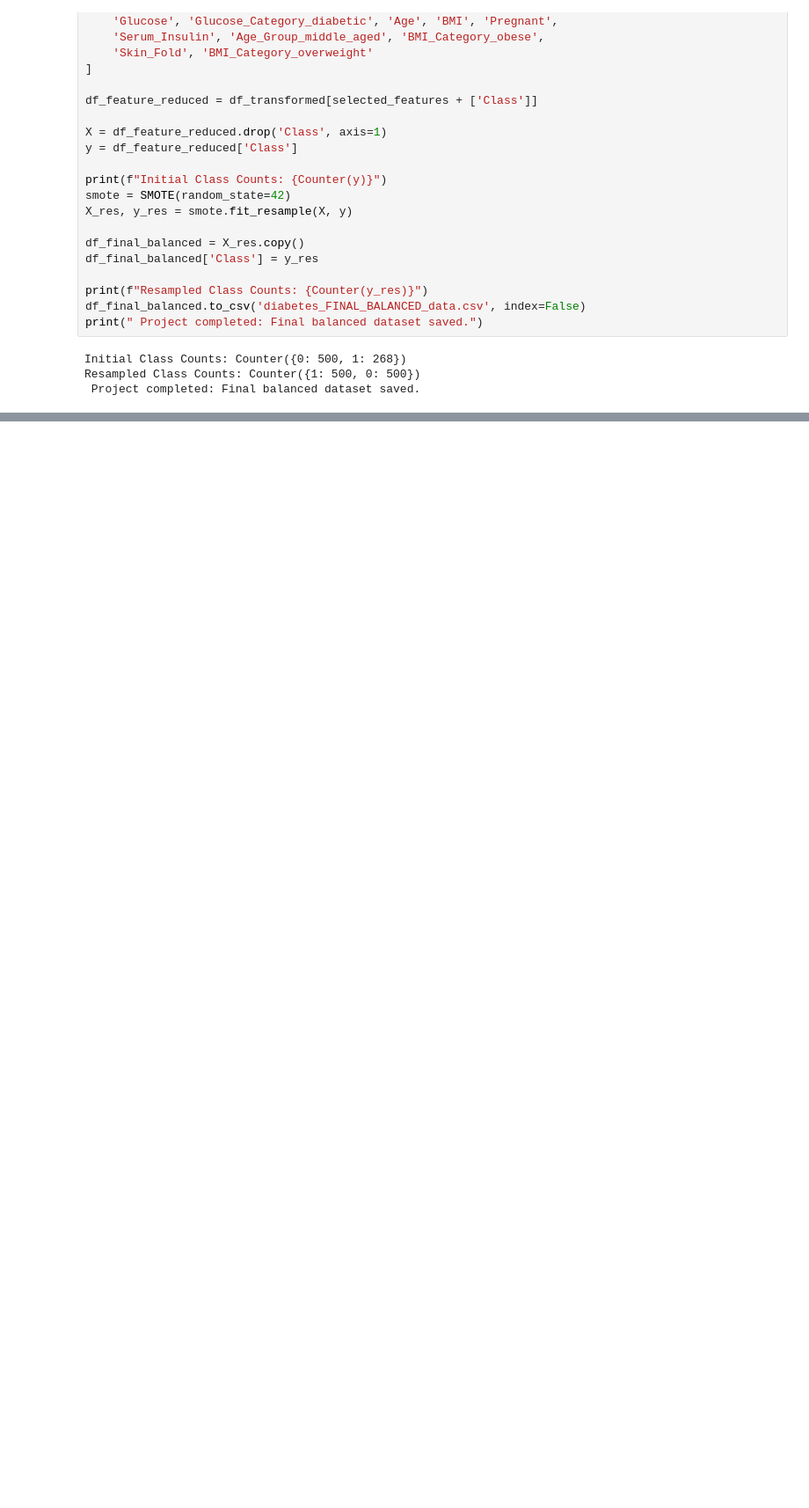
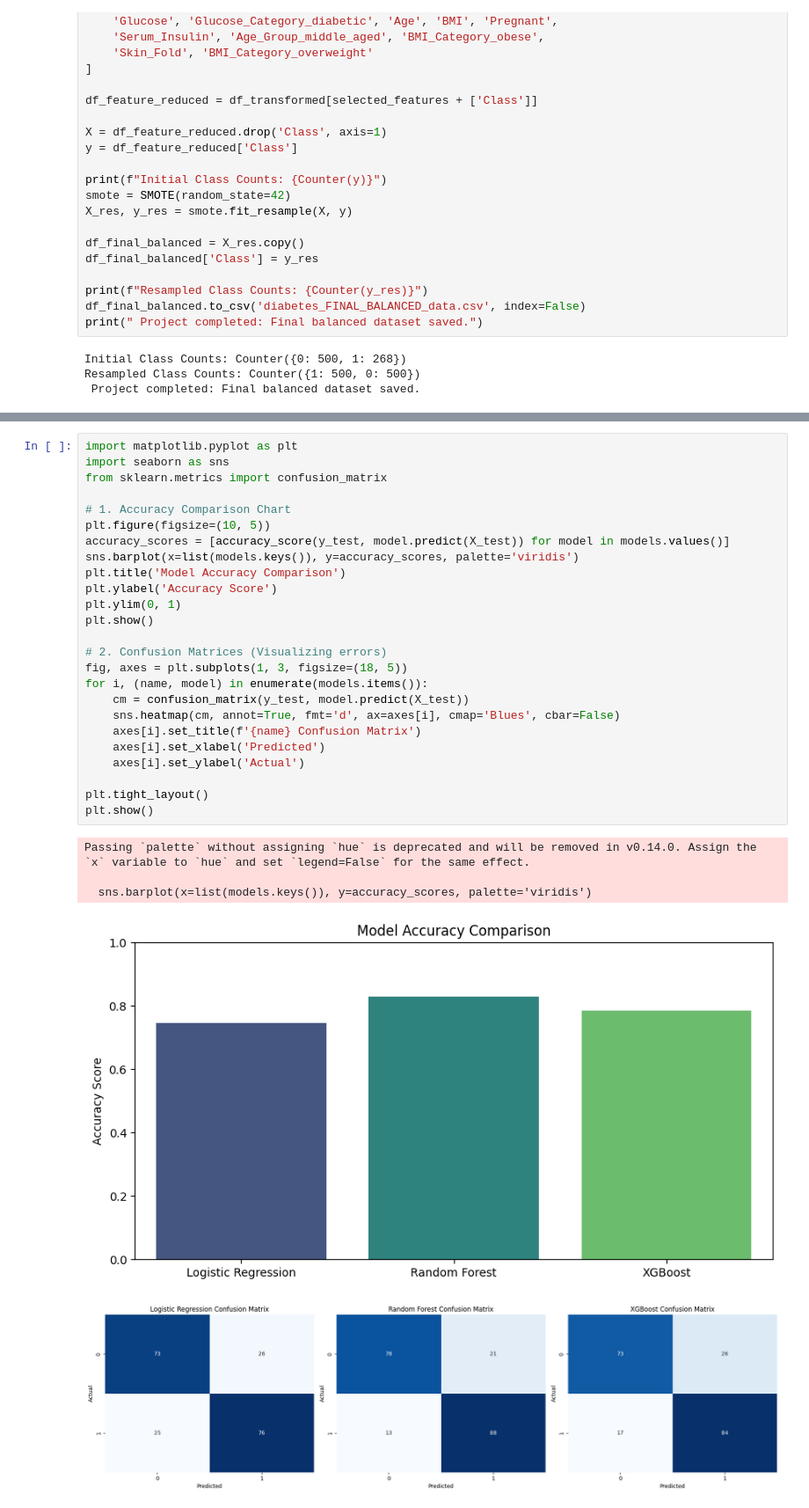
Before and after one commit to beka2127/diabetes-project-notebooks, a Jupyter notebook: diabetes_preprocessing.ipynb, the cells around one changed output, grey strips where cells are left out. Shown at 88% size. Drawn from its saved outputs; the diff is of its cells as text; blank space fills up the shorter version.

Commit message:
Added 3 models and performance charts

```diff
--- a/diabetes_preprocessing.ipynb
+++ b/diabetes_preprocessing.ipynb
@@ -380,0 +440,31 @@ Resampled Class Counts: Counter({1: 500, 0: 500})
+# %%
+import matplotlib.pyplot as plt
+import seaborn as sns
+from sklearn.metrics import confusion_matrix
+
+# 1. Accuracy Comparison Chart
+plt.figure(figsize=(10, 5))
+accuracy_scores = [accuracy_score(y_test, model.predict(X_test)) for model in models.values()]
+sns.barplot(x=list(models.keys()), y=accuracy_scores, palette='viridis')
+plt.title('Model Accuracy Comparison')
+plt.ylabel('Accuracy Score')
+plt.ylim(0, 1)
+plt.show()
+
+# 2. Confusion Matrices (Visualizing errors)
+fig, axes = plt.subplots(1, 3, figsize=(18, 5))
+for i, (name, model) in enumerate(models.items()):
+    cm = confusion_matrix(y_test, model.predict(X_test))
+    sns.heatmap(cm, annot=True, fmt='d', ax=axes[i], cmap='Blues', cbar=False)
+    axes[i].set_title(f'{name} Confusion Matrix')
+    axes[i].set_xlabel('Predicted')
+    axes[i].set_ylabel('Actual')
+
+plt.tight_layout()
+plt.show()
+# %% [output]
+Passing `palette` without assigning `hue` is deprecated and will be removed in v0.14.0. Assign the `x` variable to `hue` and set `legend=False` for the same effect.
+
+  sns.barplot(x=list(models.keys()), y=accuracy_scores, palette='viridis')
+[figure, added]
+[figure, added]
```
Also changed, not shown: parts of 2 cells of this notebook, 1 other file.
